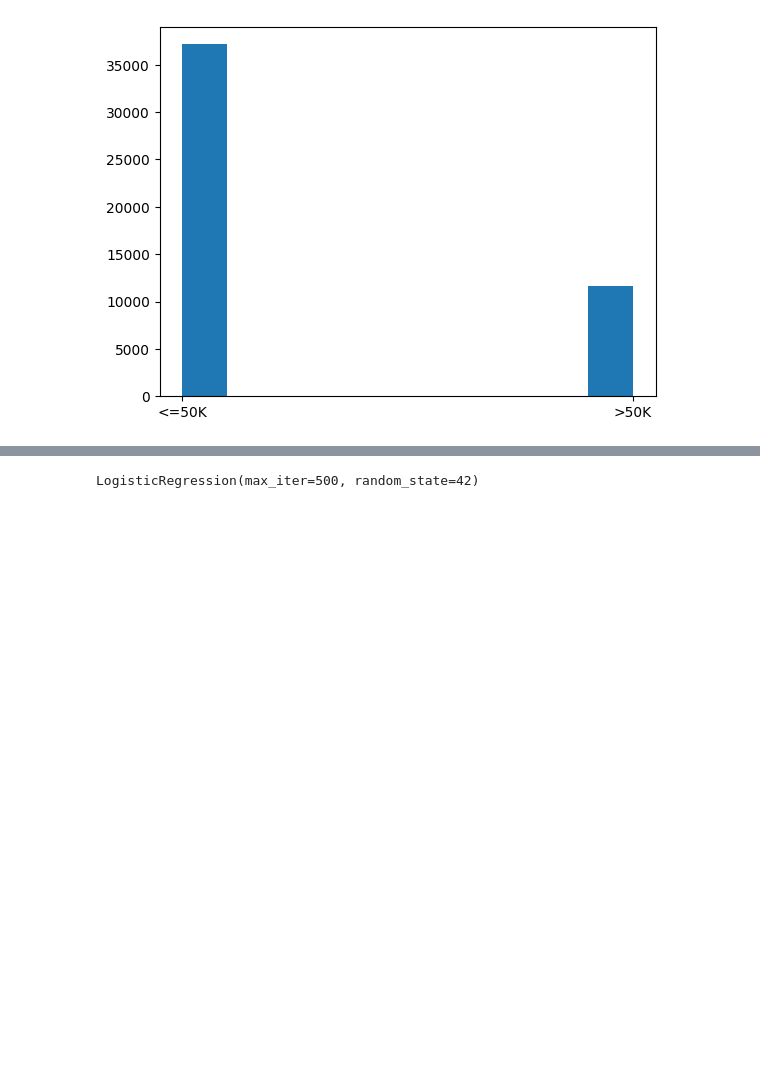
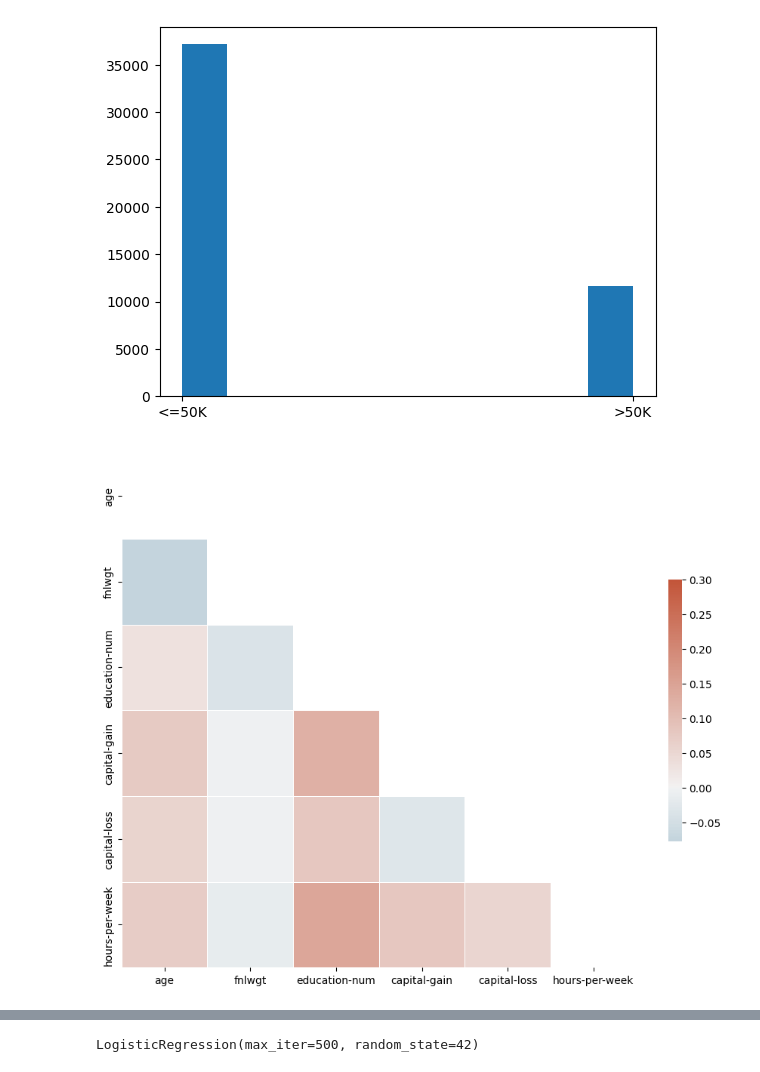
Before and after one commit to dariashcherbakovaaa/MA_DSE_Unimi, a Jupyter notebook: 01_AMS_18_09_23.ipynb, the cells around one changed output, grey strips where cells are left out. Saved outputs shown, nothing was run; the diff lists cells and outputs as text; code cells hidden in the pictures; blank space fills up the shorter version.

```diff
--- a/01_AMS_18_09_23.ipynb
+++ b/01_AMS_18_09_23.ipynb
@@ -165,3 +132,24 @@ plt.hist(census['class'])
  array([0. , 0.1, 0.2, 0.3, 0.4, 0.5, 0.6, 0.7, 0.8, 0.9, 1. ]),
  <BarContainer object of 10 artists>)
 [figure]
+# %%
+corr = census.corr() # correlation matrix
+
+mask = np.triu(np.ones_like(corr, dtype = bool)) # generate a mask for the upper triangle
+
+f, ax = plt.subplots(figsize = (11,9))
+
+cmap = sns.diverging_palette(230, 20, as_cmap=True) # custom diverging colormap
+
+corrplot = sns.heatmap(
+    corr,
+    mask=mask,
+    cmap=cmap,
+    vmax=.3,
+    center=0,
+    square=True,
+    linewidths=.5,
+    cbar_kws={'shrink':.5}
+)
+# %% [output]
+[figure, added]
```
Also changed, not shown: parts of 15 cells of this notebook.
